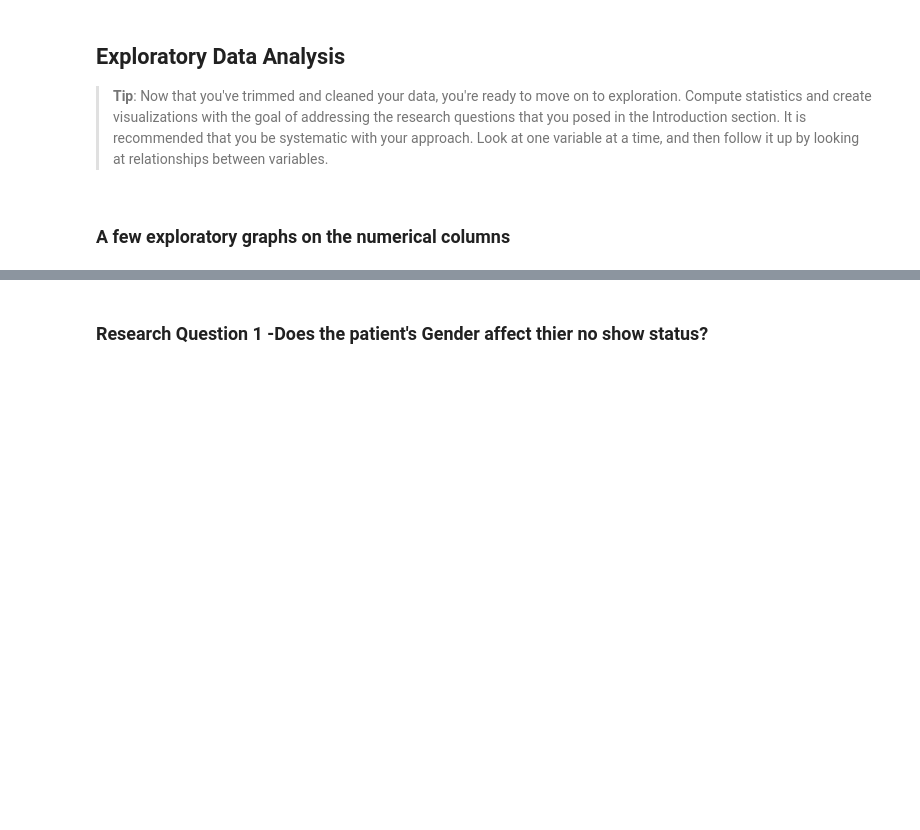
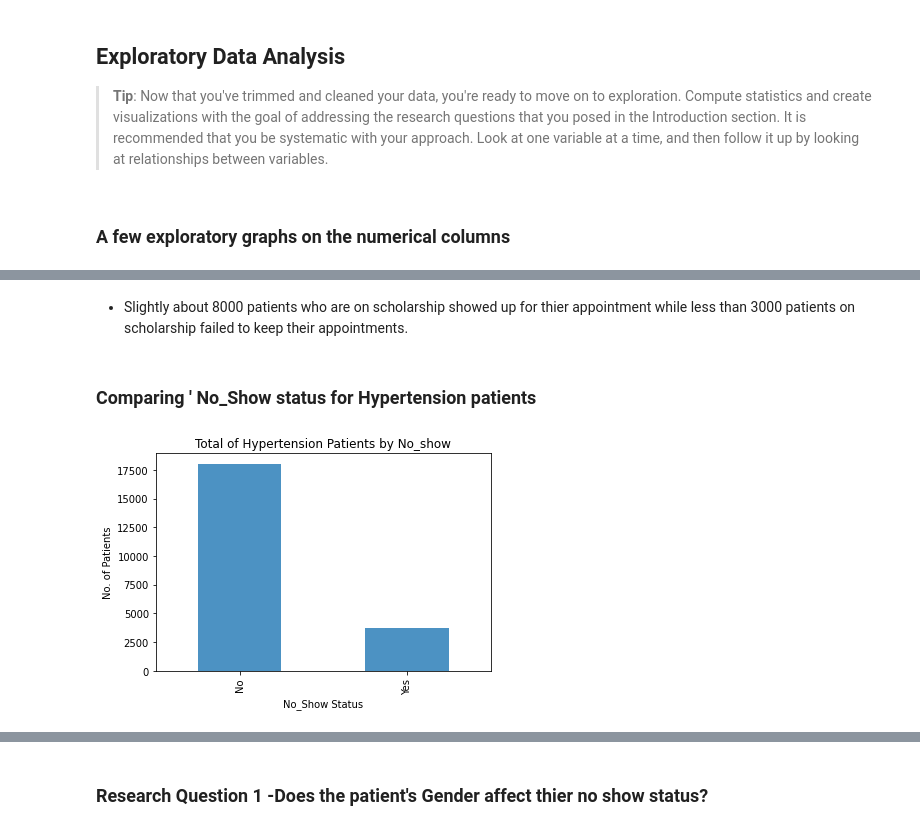
Before and after one commit to 3liud/Investigating_appointment_no_show_dataset, a Jupyter notebook: investigating_appointment_no_show_dataset.ipynb, the cells around one changed output, grey strips where cells are left out. Cells and saved outputs as stored; diff of their text form; code cells hidden in the pictures; blank space fills up the shorter version.

```diff
--- a/investigating_appointment_no_show_dataset.ipynb
+++ b/investigating_appointment_no_show_dataset.ipynb
@@ -213,0 +232,12 @@ plt.ylabel("No. of Patients");
+# %% [markdown]
+- Slightly about 8000 patients who are on scholarship showed up for thier appointment while less than 3000 patients on scholarship failed to keep their appointments.
+# %% [markdown]
+### Comparing ' No_Show status for  Hypertension patients
+# %%
+df_appoint.groupby(['No_show'])['Hypertension'].sum().plot(
+    kind='bar',
+    title='Total of Hypertension Patients by No_show', alpha=.8);
+plt.xlabel("No_Show Status");
+plt.ylabel("No. of Patients");
+# %% [output]
+[figure, added]
```
Also changed, not shown: parts of 28 cells of this notebook.
